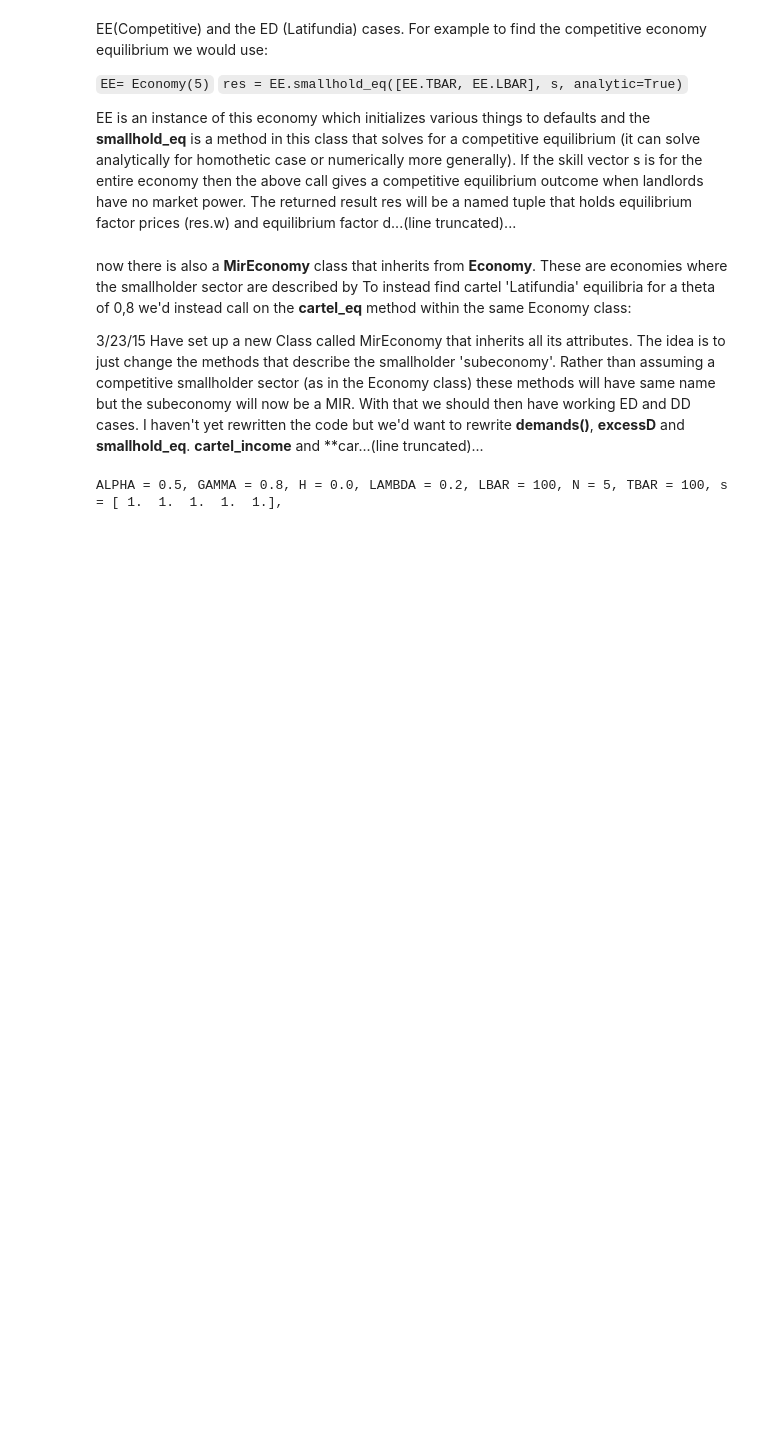
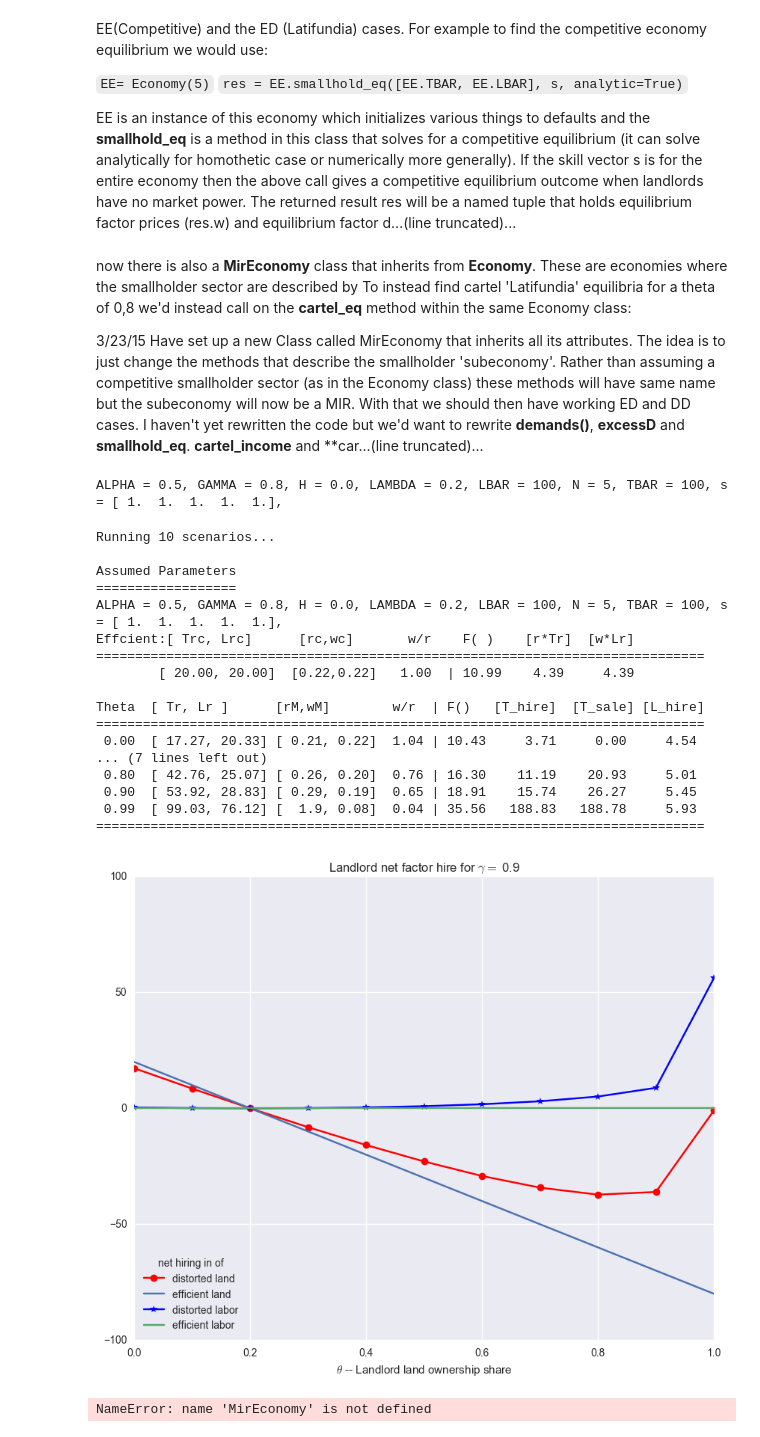
Before and after one commit to jhconning/geqfarm, a Jupyter notebook: examples/mir_economy.ipynb, the cells around one changed output. Cells and saved outputs as stored; diff of their text form; code cells hidden in the pictures; blank space fills up the shorter version.

```diff
--- a/examples/mir_economy.ipynb
+++ b/examples/mir_economy.ipynb
@@ -335,3 +353,33 @@ mir = MirEconomy(N)
 mir.print_params()
 # %% [output]
 ALPHA = 0.5, GAMMA = 0.8, H = 0.0, LAMBDA = 0.2, LBAR = 100, N = 5, TBAR = 100, s = [ 1.  1.  1.  1.  1.],
+# %%
+DE = Economy(5)
+DE.smallhold_eq([E.TBAR, E.LBAR], s, analytic=True)
+# %%
+(Xrc, Xr, wc, wr) = scene_print(DE, 10, detail=True)
+factor_plot(E, Xrc, Xr)
+# %% [output]
+Running 10 scenarios...
+
+Assumed Parameters
+==================
+ALPHA = 0.5, GAMMA = 0.8, H = 0.0, LAMBDA = 0.2, LBAR = 100, N = 5, TBAR = 100, s = [ 1.  1.  1.  1.  1.],
+Effcient:[ Trc, Lrc]      [rc,wc]       w/r    F( )    [r*Tr]  [w*Lr]
+==============================================================================
+        [ 20.00, 20.00]  [0.22,0.22]   1.00  | 10.99    4.39     4.39
+
+Theta  [ Tr, Lr ]      [rM,wM]        w/r  | F()   [T_hire]  [T_sale] [L_hire]
+==============================================================================
+ 0.00  [ 17.27, 20.33] [ 0.21, 0.22]  1.04 | 10.43     3.71     0.00     4.54
+... (7 lines left out)
+ 0.80  [ 42.76, 25.07] [ 0.26, 0.20]  0.76 | 16.30    11.19    20.93     5.01
+ 0.90  [ 53.92, 28.83] [ 0.29, 0.19]  0.65 | 18.91    15.74    26.27     5.45
+ 0.99  [ 99.03, 76.12] [  1.9, 0.08]  0.04 | 35.56   188.83   188.78     5.93
+==============================================================================
+[figure, added]
+# %%
+DD = MirEconomy(5)
+print(DD.prodn(np.array([10, 10]), np.array([1, 1.05])))
+# %% [output]
+NameError: name 'MirEconomy' is not defined
```
Also changed, not shown: parts of 18 cells of this notebook, 1 other file.
